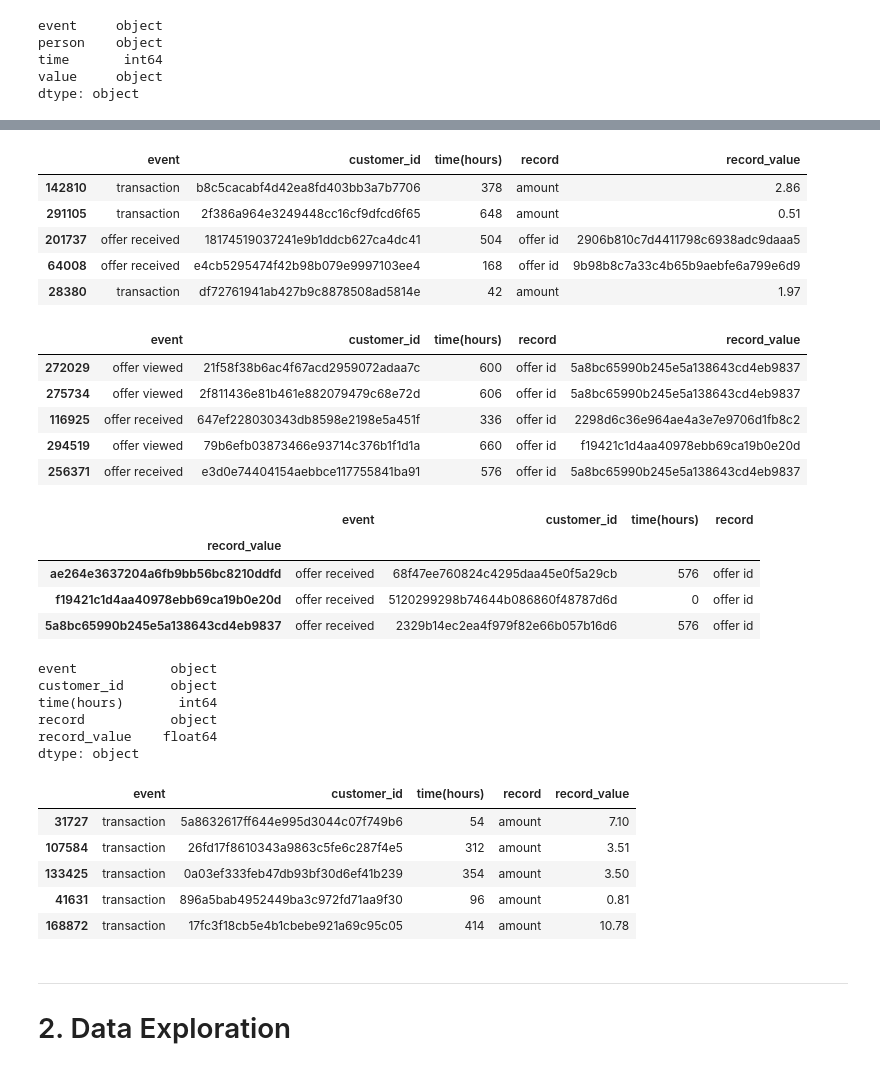
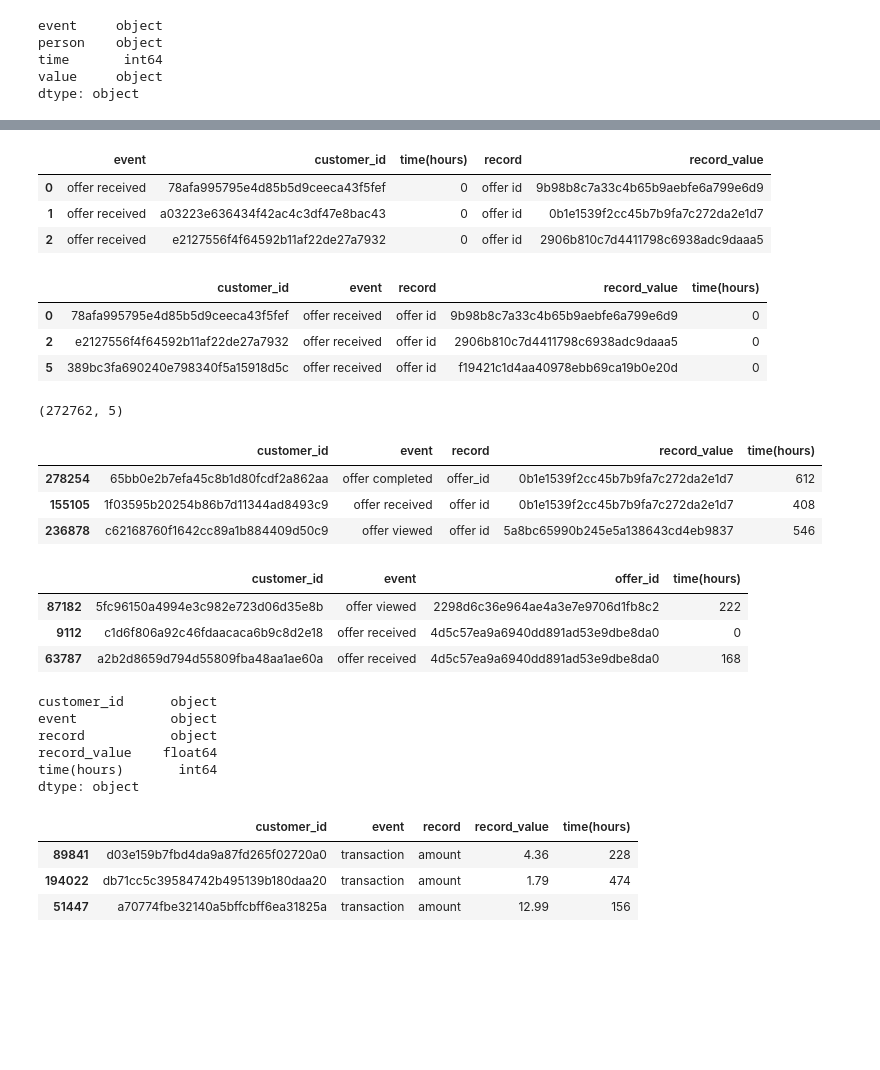
Before and after one commit to salitr/starbucks_offers_analysis, a Jupyter notebook: Starbucks_Capstone_notebook.ipynb, the cells around one changed output, grey strips where cells are left out. Drawn from its saved outputs; the diff is of its cells as text; code cells hidden in the pictures; blank space fills up the shorter version.

```diff
--- a/Starbucks_Capstone_notebook.ipynb
+++ b/Starbucks_Capstone_notebook.ipynb
@@ -355,3 +348,6 @@ profile_clean.head(3)
 | 2 | 118 | None | 38fe809add3b4fcf9315a9694bb96ff5 | NaN | 2018-07-12 | 2018-07 |
 # %%
 profile_clean.rename(columns={'id': 'customer_id'}, inplace=True)
+# %%
+age_118 = profile_clean[profile_clean['age'] == 118]
+list(age_118.customer_id)
@@ -423,11 +441,9 @@ def df_values(df=transcript_clean):
 df_values()
 # %%
 transcript_clean.rename(columns={'person': 'customer_id', 'time': 'time(hours)'}, inplace=True)
-transcript_clean.sample(5)
+transcript_clean.head(3)
 # %% [output]
 |  | event | customer_id | time(hours) | record | record_value |
-| 142810 | transaction | b8c5cacabf4d42ea8fd403bb3a7b7706 | 378 | amount | 2.86 |
-| 291105 | transaction | 2f386a964e3249448cc16cf9dfcd6f65 | 648 | amount | 0.51 |
-| 201737 | offer received | 18174519037241e9b1ddcb627ca4dc41 | 504 | offer id | 2906b810c7d4411798c6938adc9daaa5 |
-| 64008 | offer received | e4cb5295474f42b98b079e9997103ee4 | 168 | offer id | 9b98b8c7a33c4b65b9aebfe6a799e6d9 |
-| 28380 | transaction | df72761941ab427b9c8878508ad5814e | 42 | amount | 1.97 |
+| 0 | offer received | 78afa995795e4d85b5d9ceeca43f5fef | 0 | offer id | 9b98b8c7a33c4b65b9aebfe6a799e6d9 |
+| 1 | offer received | a03223e636434f42ac4c3df47e8bac43 | 0 | offer id | 0b1e1539f2cc45b7b9fa7c272da2e1d7 |
+| 2 | offer received | e2127556f4f64592b11af22de27a7932 | 0 | offer id | 2906b810c7d4411798c6938adc9daaa5 |
@@ -437,18 +450,23 @@ transactions = transcript_clean[transcript_clean.event == 'transaction']
+# %%
+transcript_clean = transcript_clean[['customer_id', 'event', 'record', 'record_value', 'time(hours)']]
+transcript_clean = transcript_clean[~transcript_clean.customer_id.isin(age_118.customer_id)]
+transcript_clean.head(3)
+# %% [output]
+|  | customer_id | event | record | record_value | time(hours) |
+| 0 | 78afa995795e4d85b5d9ceeca43f5fef | offer received | offer id | 9b98b8c7a33c4b65b9aebfe6a799e6d9 | 0 |
+| 2 | e2127556f4f64592b11af22de27a7932 | offer received | offer id | 2906b810c7d4411798c6938adc9daaa5 | 0 |
+| 5 | 389bc3fa690240e798340f5a15918d5c | offer received | offer id | f19421c1d4aa40978ebb69ca19b0e20d | 0 |
+# %%
+transcript_clean.shape
+# %% [output]
+(272762, 5)
+# %%
+transactions = transcript_clean[transcript_clean.event == 'transaction']
+offers = transcript_clean[transcript_clean.event != 'transaction']
 # %%
-offers.sample(5)
+offers.sample(3)
 # %% [output]
-|  | event | customer_id | time(hours) | record | record_value |
-| 272029 | offer viewed | 21f58f38b6ac4f67acd2959072adaa7c | 600 | offer id | 5a8bc65990b245e5a138643cd4eb9837 |
-| 275734 | offer viewed | 2f811436e81b461e882079479c68e72d | 606 | offer id | 5a8bc65990b245e5a138643cd4eb9837 |
-| 116925 | offer received | 647ef228030343db8598e2198e5a451f | 336 | offer id | 2298d6c36e964ae4a3e7e9706d1fb8c2 |
-| 294519 | offer viewed | 79b6efb03873466e93714c376b1f1d1a | 660 | offer id | f19421c1d4aa40978ebb69ca19b0e20d |
-| 256371 | offer received | e3d0e74404154aebbce117755841ba91 | 576 | offer id | 5a8bc65990b245e5a138643cd4eb9837 |
+|  | customer_id | event | record | record_value | time(hours) |
+| 278254 | 65bb0e2b7efa45c8b1d80fcdf2a862aa | offer completed | offer_id | 0b1e1539f2cc45b7b9fa7c272da2e1d7 | 612 |
+| 155105 | 1f03595b20254b86b7d11344ad8493c9 | offer received | offer id | 0b1e1539f2cc45b7b9fa7c272da2e1d7 | 408 |
+| 236878 | c62168760f1642cc89a1b884409d50c9 | offer viewed | offer id | 5a8bc65990b245e5a138643cd4eb9837 | 546 |
-# %%
-offers_index_2 = offers.set_index('record_value')
-offers_index_2.sample(3)
-# %% [output]
-|  | event | customer_id | time(hours) | record |
-| record_value |  |  |  |  |
-| ae264e3637204a6fb9bb56bc8210ddfd | offer received | 68f47ee760824c4295daa45e0f5a29cb | 576 | offer id |
-| f19421c1d4aa40978ebb69ca19b0e20d | offer received | 5120299298b74644b086860f48787d6d | 0 | offer id |
-| 5a8bc65990b245e5a138643cd4eb9837 | offer received | 2329b14ec2ea4f979f82e66b057b16d6 | 576 | offer id |
@@ -455,22 +476,24 @@ offers_index_2.sample(3)
+# %%
+offers.sample(3)
+# %% [output]
+|  | customer_id | event | offer_id | time(hours) |
+| 87182 | 5fc96150a4994e3c982e723d06d35e8b | offer viewed | 2298d6c36e964ae4a3e7e9706d1fb8c2 | 222 |
+| 9112 | c1d6f806a92c46fdaacaca6b9c8d2e18 | offer received | 4d5c57ea9a6940dd891ad53e9dbe8da0 | 0 |
+| 63787 | a2b2d8659d794d55809fba48aa1ae60a | offer received | 4d5c57ea9a6940dd891ad53e9dbe8da0 | 168 |
 # %%
 transactions['record_value'] = pd.to_numeric(transactions['record_value'])
 transactions.dtypes
 # %% [output]
+customer_id      object
 event            object
-customer_id      object
-time(hours)       int64
 record           object
 record_value    float64
+time(hours)       int64
 dtype: object
 # %%
-transactions.sample(5)
+transactions.sample(3)
 # %% [output]
-|  | event | customer_id | time(hours) | record | record_value |
-| 31727 | transaction | 5a8632617ff644e995d3044c07f749b6 | 54 | amount | 7.10 |
-| 107584 | transaction | 26fd17f8610343a9863c5fe6c287f4e5 | 312 | amount | 3.51 |
-| 133425 | transaction | 0a03ef333feb47db93bf30d6ef41b239 | 354 | amount | 3.50 |
-| 41631 | transaction | 896a5bab4952449ba3c972fd71aa9f30 | 96 | amount | 0.81 |
-| 168872 | transaction | 17fc3f18cb5e4b1cbebe921a69c95c05 | 414 | amount | 10.78 |
+|  | customer_id | event | record | record_value | time(hours) |
+| 89841 | d03e159b7fbd4da9a87fd265f02720a0 | transaction | amount | 4.36 | 228 |
+| 194022 | db71cc5c39584742b495139b180daa20 | transaction | amount | 1.79 | 474 |
+| 51447 | a70774fbe32140a5bffcbff6ea31825a | transaction | amount | 12.99 | 156 |
-# %% [markdown]
----
-# 2. Data Exploration
```
Also changed, not shown: parts of 111 cells of this notebook.
